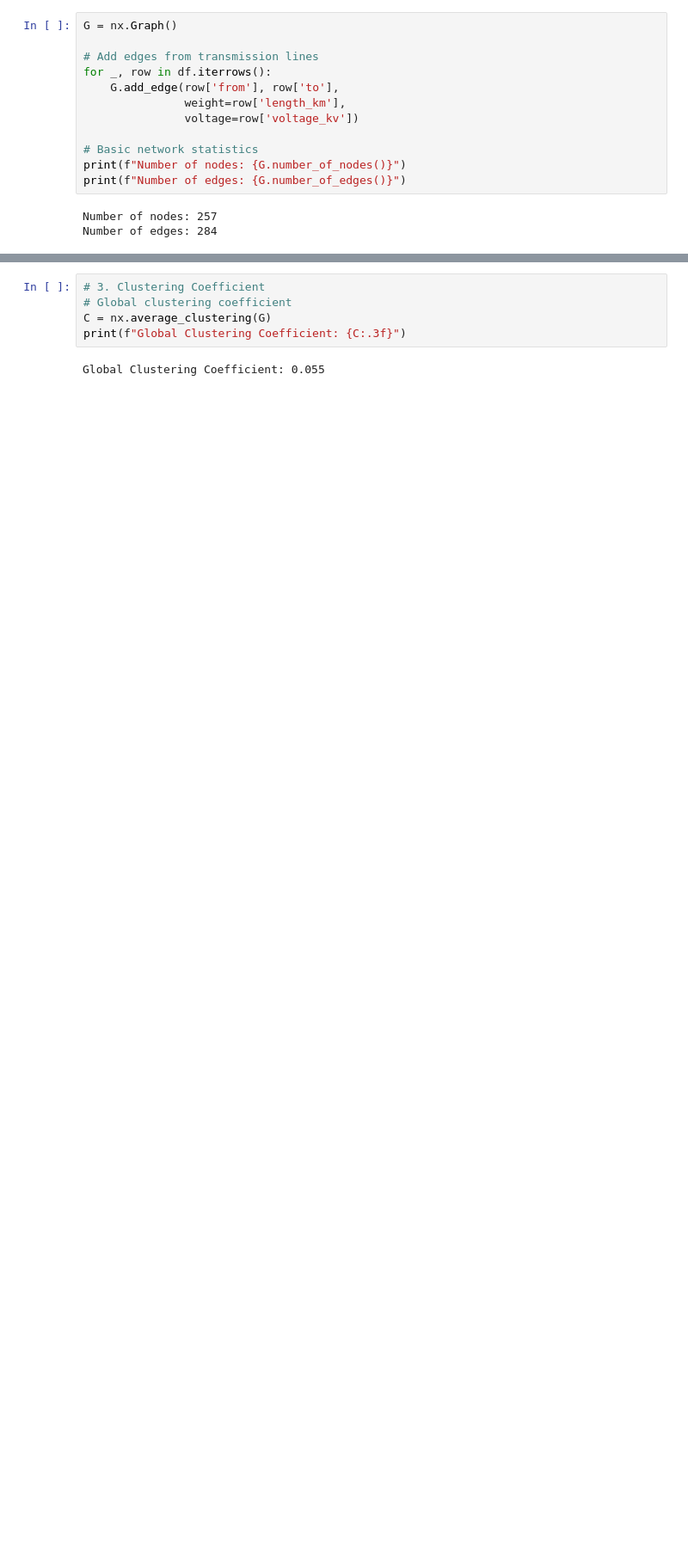
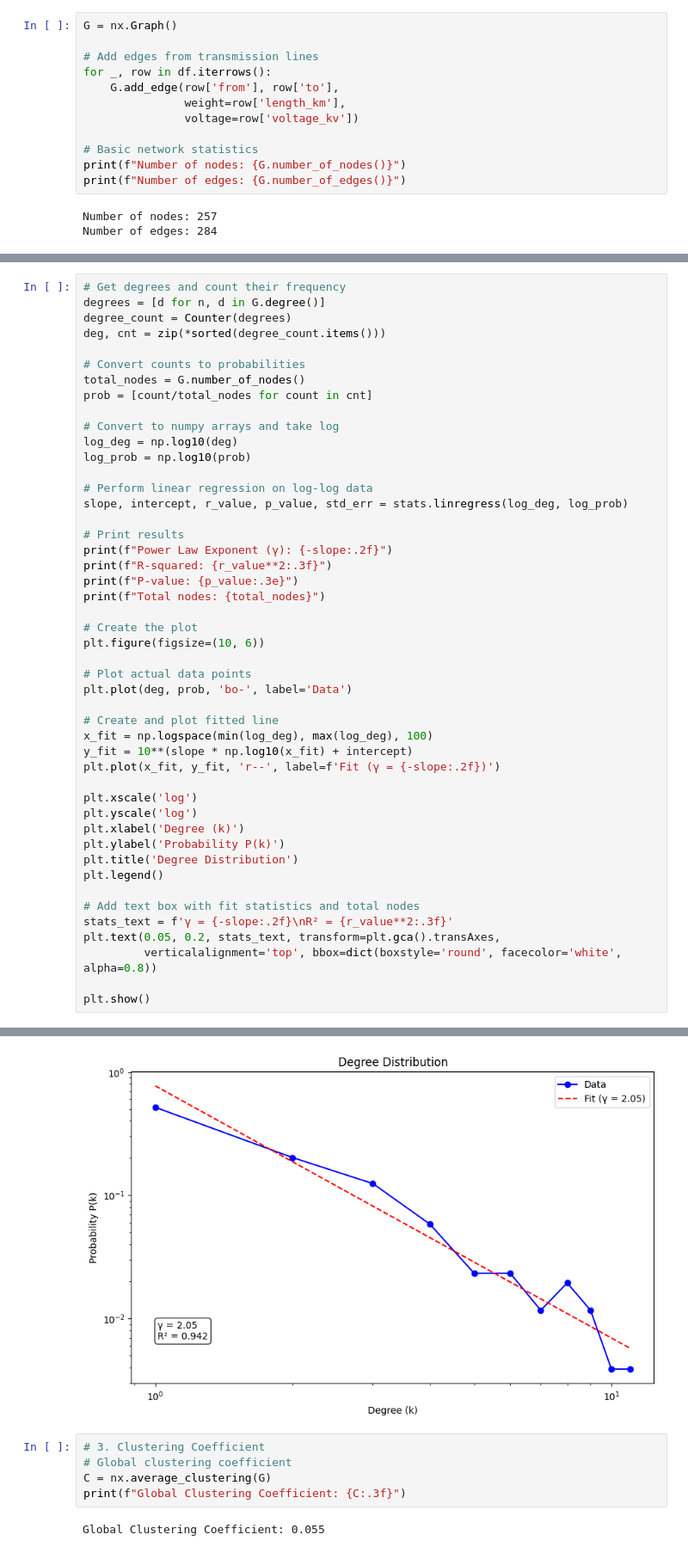
Before and after one commit to MahdeeMushfiqueKamal/Power-Grid-Network-Analysis, a Jupyter notebook: EDA/Analyze_Network.ipynb, the cells around one changed output, grey strips where cells are left out. Shown at 86% size. Saved outputs shown, nothing was run; the diff lists cells and outputs as text; blank space fills up the shorter version.

```diff
--- a/EDA/Analyze_Network.ipynb
+++ b/EDA/Analyze_Network.ipynb
@@ -42,0 +52,48 @@ plt.show()
+# %%
+# Get degrees and count their frequency
+degrees = [d for n, d in G.degree()]
+degree_count = Counter(degrees)
+deg, cnt = zip(*sorted(degree_count.items()))
+
+# Convert counts to probabilities
+total_nodes = G.number_of_nodes()
+prob = [count/total_nodes for count in cnt]
+
+# Convert to numpy arrays and take log
+log_deg = np.log10(deg)
+log_prob = np.log10(prob)
+
+# Perform linear regression on log-log data
+slope, intercept, r_value, p_value, std_err = stats.linregress(log_deg, log_prob)
+
+# Print results
+print(f"Power Law Exponent (γ): {-slope:.2f}")
+print(f"R-squared: {r_value**2:.3f}")
+print(f"P-value: {p_value:.3e}")
+print(f"Total nodes: {total_nodes}")
+
+# Create the plot
+plt.figure(figsize=(10, 6))
+
+# Plot actual data points
+plt.plot(deg, prob, 'bo-', label='Data')
+
+# Create and plot fitted line
+x_fit = np.logspace(min(log_deg), max(log_deg), 100)
+y_fit = 10**(slope * np.log10(x_fit) + intercept)
+plt.plot(x_fit, y_fit, 'r--', label=f'Fit (γ = {-slope:.2f})')
+
+plt.xscale('log')
+plt.yscale('log')
+plt.xlabel('Degree (k)')
+plt.ylabel('Probability P(k)')
+plt.title('Degree Distribution')
+plt.legend()
+
+# Add text box with fit statistics and total nodes
+stats_text = f'γ = {-slope:.2f}\nR² = {r_value**2:.3f}'
+plt.text(0.05, 0.2, stats_text, transform=plt.gca().transAxes,
+         verticalalignment='top', bbox=dict(boxstyle='round', facecolor='white', alpha=0.8))
+
+plt.show()
+# %% [output]
@@ -43,3 +104,4 @@ plt.show()
+[figure, added]
 # %%
 # 3. Clustering Coefficient
 # Global clustering coefficient
```
Also changed, not shown: parts of 18 cells of this notebook, 3 other files.
